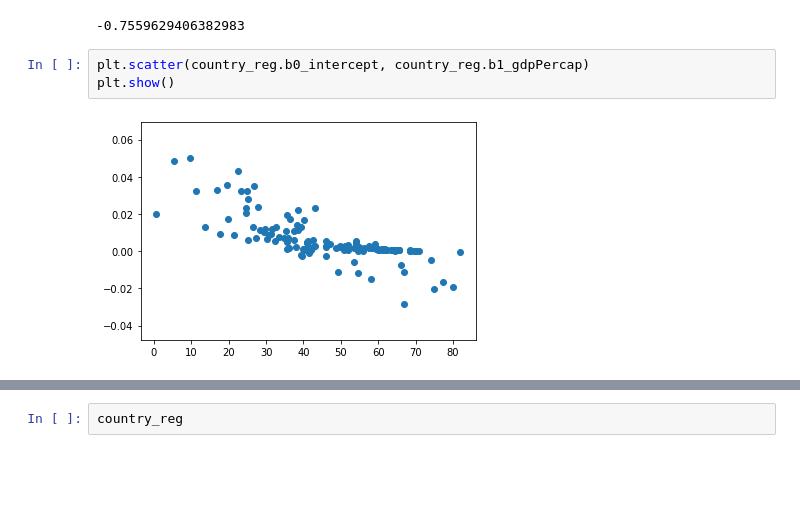
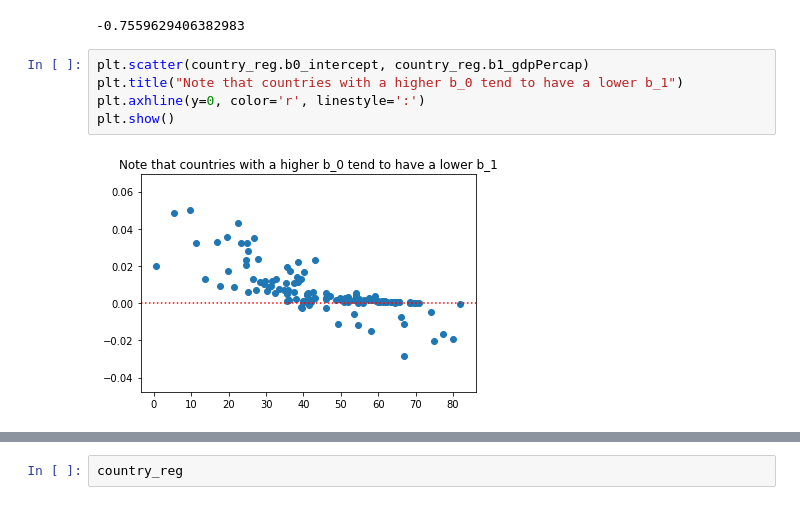
Before and after one commit to despresj/pythonChallenges, a Jupyter notebook: pandas/many_models.ipynb, the cells around one changed output, grey strips where cells are left out. Saved outputs shown, nothing was run; the diff lists cells and outputs as text; blank space fills up the shorter version.

```diff
--- a/pandas/many_models.ipynb
+++ b/pandas/many_models.ipynb
@@ -67,10 +83,12 @@ corr_coef = np.corrcoef(country_reg.b1_gdpPercap, country_reg.b0_intercept)[1,0]
 corr_coef
 # %% [output]
 -0.7559629406382983
-# %%
-plt.scatter(country_reg.b0_intercept, country_reg.b1_gdpPercap)
-plt.show()
-# %% [output]
-[figure, removed]
+# %%
+plt.scatter(country_reg.b0_intercept, country_reg.b1_gdpPercap)
+plt.title("Note that countries with a higher b_0 tend to have a lower b_1")
+plt.axhline(y=0, color='r', linestyle=':')
+plt.show()
+# %% [output]
+[figure, added]
 # %%
 country_reg.sort_values('b0_intercept', ascending=False).head(20)
```
Also changed, not shown: parts of 7 cells of this notebook.
